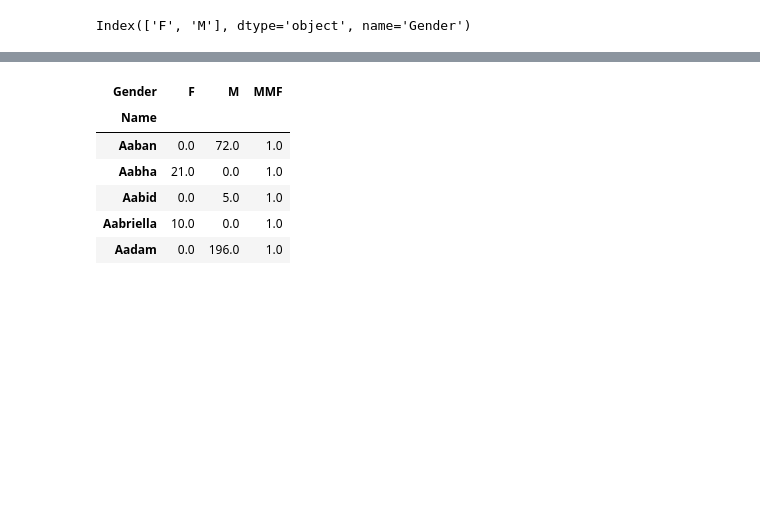
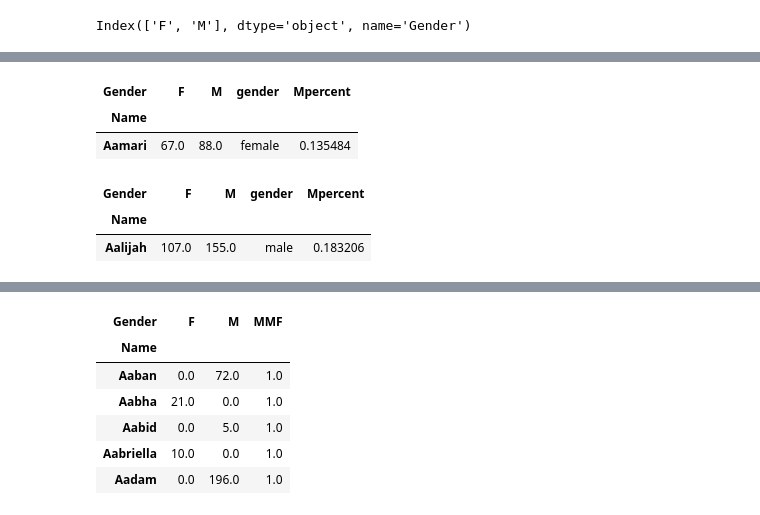
Before and after one commit to Rogerh91/Springboard-DS2, a Jupyter notebook: Springboard DS2 Capstone Project - Diversity in Bootcamps.ipynb, the cells around one changed output, grey strips where cells are left out. Cells and saved outputs as stored; diff of their text form; code cells hidden in the pictures; blank space fills up the shorter version.

```diff
--- a/Springboard DS2 Capstone Project - Diversity in Bootcamps.ipynb
+++ b/Springboard DS2 Capstone Project - Diversity in Bootcamps.ipynb
@@ -245,0 +333,14 @@ namechartdiff["MMF"] = abs((namechartdiff["M"] - namechartdiff["F"])/(namechartd
+# %%
+Aamari = namechartdiff[namechartdiff.index == "Aamari"]
+Aamari
+# %% [output]
+| Gender | F | M | gender | Mpercent |
+| Name |  |  |  |  |
+| Aamari | 67.0 | 88.0 | female | 0.135484 |
+# %%
+Aalijah = namechartdiff[namechartdiff.index == "Aalijah"]
+Aalijah
+# %% [output]
+| Gender | F | M | gender | Mpercent |
+| Name |  |  |  |  |
+| Aalijah | 107.0 | 155.0 | male | 0.183206 |
```
Also changed, not shown: parts of 36 cells of this notebook.
